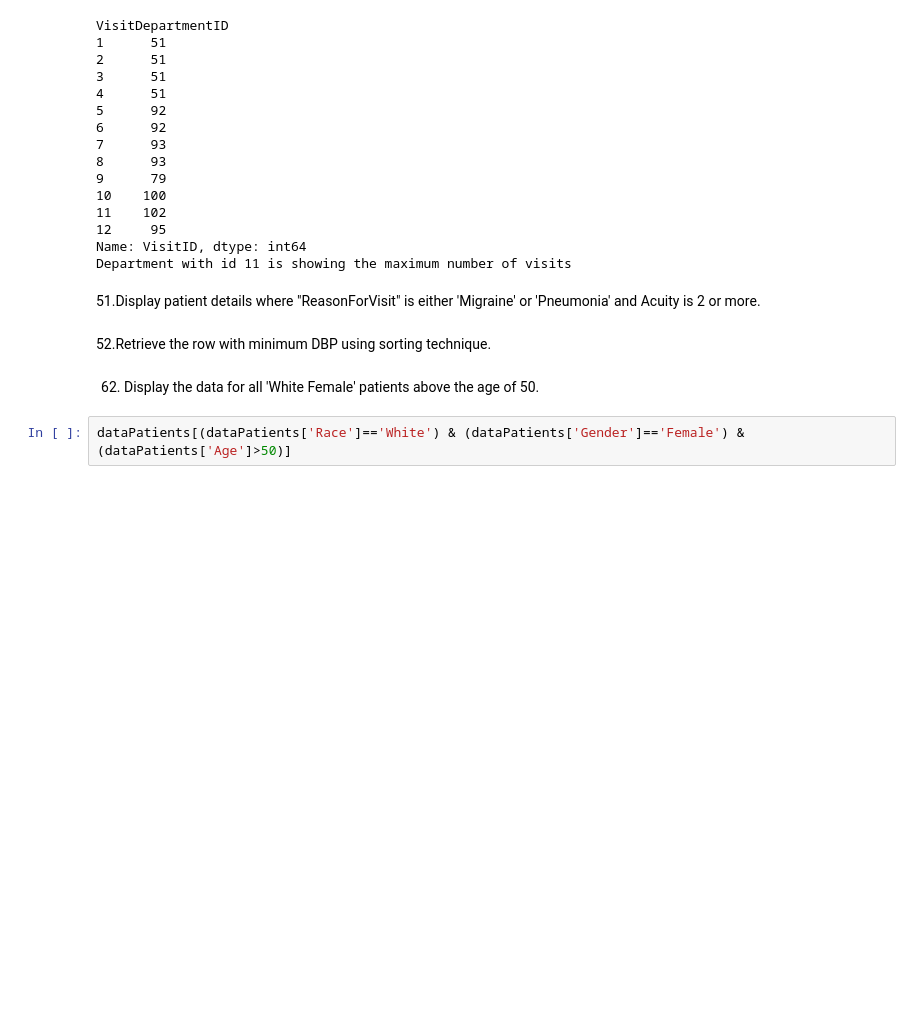
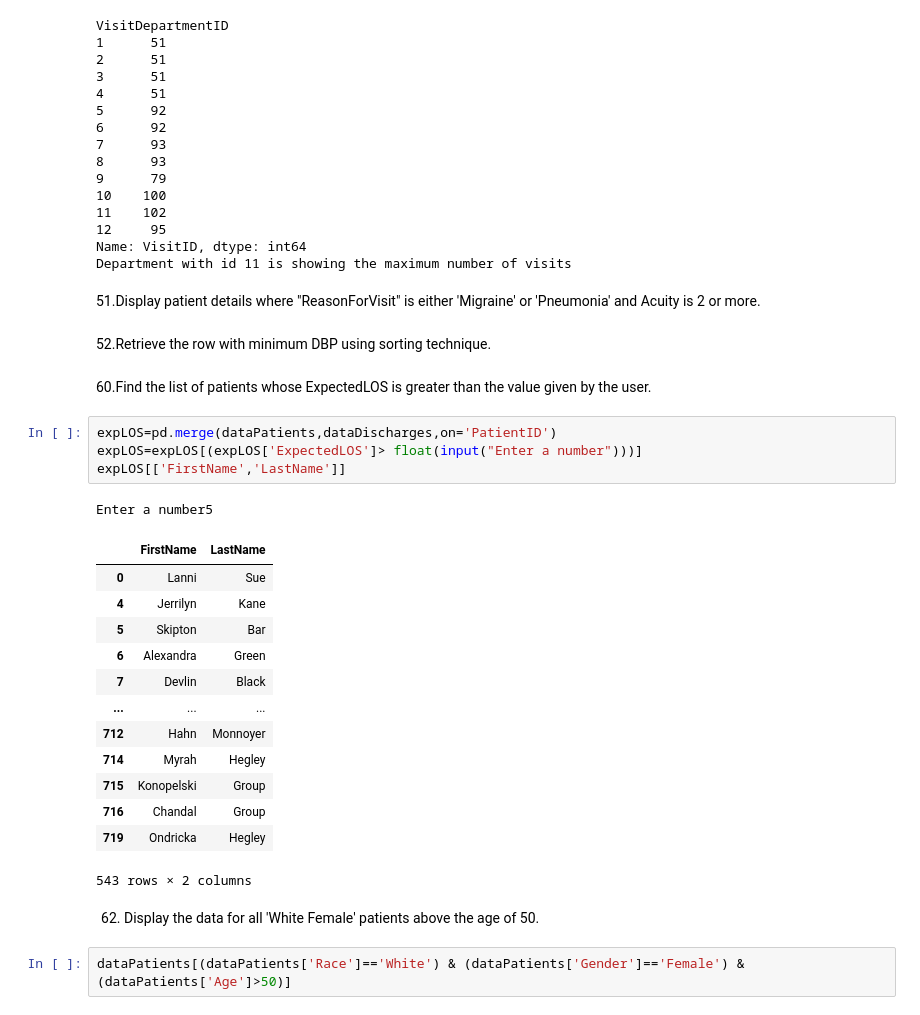
Before and after one commit to PoovithaJayaprakash/Mighty-Pythons, a Jupyter notebook: Mighty-Pythons.ipynb, the cells around one changed output. Cells and saved outputs as stored; diff of their text form; blank space fills up the shorter version.

```diff
--- a/Mighty-Pythons.ipynb
+++ b/Mighty-Pythons.ipynb
@@ -774,6 +774,27 @@ Department with id 11 is showing the maximum number of visits
 51.Display patient details where "ReasonForVisit" is either 'Migraine' or 'Pneumonia' and Acuity is 2 or more.
 # %% [markdown]
 52.Retrieve the row with minimum DBP using sorting technique.
+# %% [markdown]
+60.Find the list of patients whose ExpectedLOS is greater than the value given by the user.
+# %%
+expLOS=pd.merge(dataPatients,dataDischarges,on='PatientID')
+expLOS=expLOS[(expLOS['ExpectedLOS']> float(input("Enter a number")))]
+expLOS[['FirstName','LastName']]
+# %% [output]
+Enter a number5
+|  | FirstName | LastName |
+| 0 | Lanni | Sue |
+| 4 | Jerrilyn | Kane |
+| 5 | Skipton | Bar |
+| 6 | Alexandra | Green |
+| 7 | Devlin | Black |
+| ... | ... | ... |
+| 712 | Hahn | Monnoyer |
+| 714 | Myrah | Hegley |
+| 715 | Konopelski | Group |
+| 716 | Chandal | Group |
+| 719 | Ondricka | Hegley |
+543 rows × 2 columns
 # %% [markdown]
 62. Display the data for all 'White Female' patients above the age of 50.
 # %%
```
Also changed, not shown: parts of 4 cells of this notebook.
